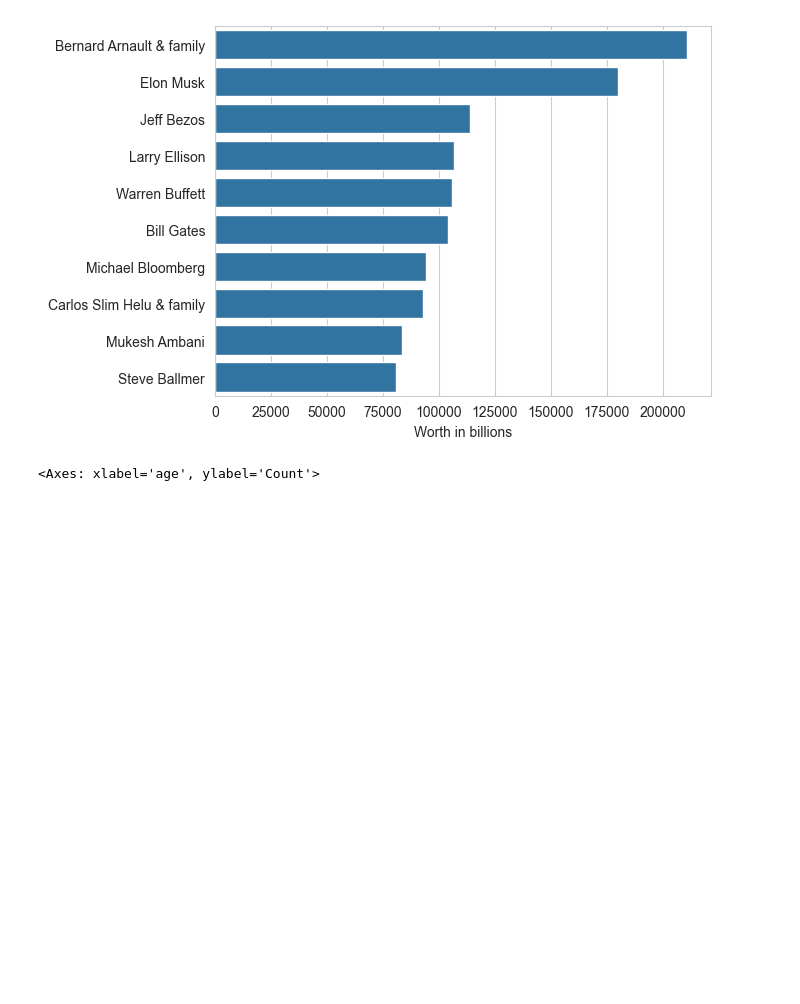
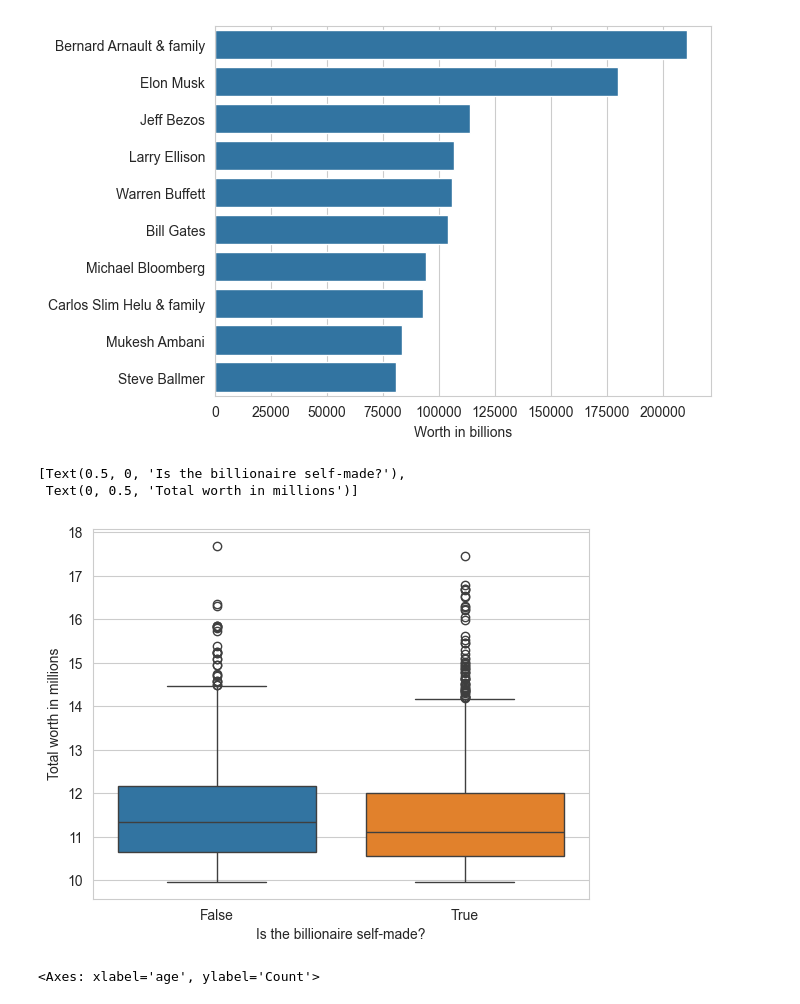
Before and after one commit to RoGellert/python_r_ds_de_projects, a Jupyter notebook: Billionaires/Billionaires_exploratory_analysis.ipynb, the cells around one changed output. Cells and saved outputs as stored; diff of their text form; code cells hidden in the pictures; blank space fills up the shorter version.

```diff
--- a/Billionaires/Billionaires_exploratory_analysis.ipynb
+++ b/Billionaires/Billionaires_exploratory_analysis.ipynb
@@ -115,6 +115,15 @@ fig.set(xlabel='Worth in millions', ylabel='')
 # %% [output]
 [Text(0.5, 0, 'Worth in billions'), Text(0, 0.5, '')]
 [figure]
+# %%
+billionaires_df['finalWorthLog'] = np.log2(billionaires_df['finalWorth'])
+# %%
+fig = sns.boxplot(x='selfMade', y='finalWorthLog', data=billionaires_df, hue="selfMade", legend=False)
+fig.set(xlabel='Is the billionaire self-made?',ylabel='Total worth in millions')
+# %% [output]
+[Text(0.5, 0, 'Is the billionaire self-made?'),
+ Text(0, 0.5, 'Total worth in millions')]
+[figure, added]
 # %%
 sns.histplot(data=billionaires_df['age'], bins=10)
 # %% [output]
```
